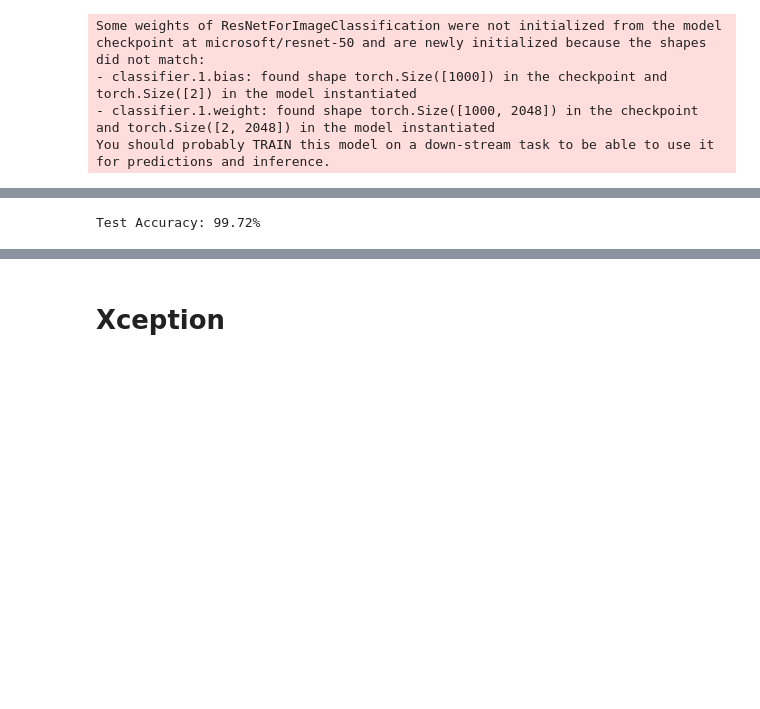
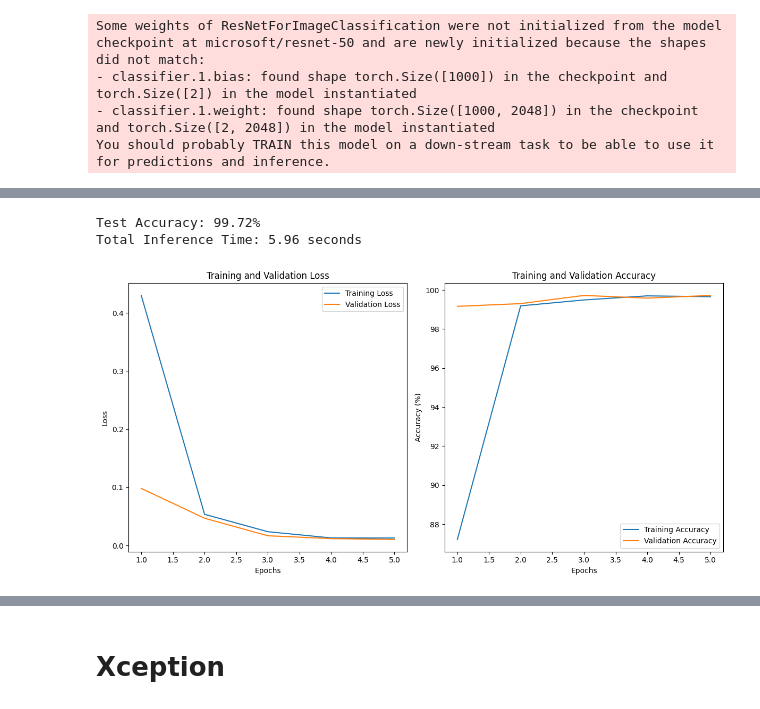
Before and after one commit to anjanadevi05/Defect_Detection, a Jupyter notebook: defect_detection.ipynb, the cells around one changed output, grey strips where cells are left out. Cells and saved outputs as stored; diff of their text form; code cells hidden in the pictures; blank space fills up the shorter version.

```diff
--- a/defect_detection.ipynb
+++ b/defect_detection.ipynb
@@ -145,6 +138,6 @@ Epoch 12/20
 # %%
 # Evaluate the model on the test data
-loss, accuracy = model.evaluate(test_set)
+loss, accuracy = cnn.evaluate(test_set)
 
 print(f"Test Accuracy: {accuracy * 100:.2f}%")
 # %% [output]
@@ -184,7 +434,7 @@ import tensorflow as tf
 # %%
 # Load the ResNet model from Hugging Face and the processor for preprocessing
 processor = AutoImageProcessor.from_pretrained("microsoft/resnet-50")
-model = ResNetForImageClassification.from_pretrained("microsoft/resnet-50", num_labels=2, ignore_mismatched_sizes = True)
+resnet_model = ResNetForImageClassification.from_pretrained("microsoft/resnet-50", num_labels=2, ignore_mismatched_sizes = True)
 # Binary classification # Added ignore_mismatched_sizes = True to handle the mismatch in the number of classes in the classifier layer
 # %% [output]
 Some weights of ResNetForImageClassification were not initialized from the model checkpoint at microsoft/resnet-50 and are newly initialized because the shapes did not match:
@@ -330,17 +610,18 @@ Validation Loss: 0.0046
 # %%
 # Set the model to evaluation mode
-model.eval()
+resnet_model.eval()
 
 # Initialize variables to track the correct predictions and total samples
 correct_predictions = 0
 total_samples = 0
+start_inference_time = time.time()
 
 # Disable gradient calculation for efficiency
 with torch.no_grad():
     for images, labels in test_loader:
         images, labels = images.to(device), labels.to(device)  # Move to GPU if available
 
-        outputs = model(images).logits  # Get model outputs
+        outputs = resnet_model(images).logits  # Get model outputs
         _, predicted = torch.max(outputs, 1)  # Get predicted labels
         total_samples += labels.size(0)  # Update total samples
         correct_predictions += (predicted == labels).sum().item()  # Count correct predictions
@@ -348,5 +629,38 @@ with torch.no_grad():
 # Calculate test accuracy
 test_accuracy = correct_predictions / total_samples
 print(f'Test Accuracy: {test_accuracy * 100:.2f}%')
+
+end_inference_time = time.time()
+total_inference_time = end_inference_time - start_inference_time
+print(f'Total Inference Time: {total_inference_time:.2f} seconds')
 # %% [output]
 Test Accuracy: 99.72%
+Total Inference Time: 5.96 seconds
+# %%
+# Plotting Loss and Accuracy
+epochs_range = range(1, len(train_losses) + 1)
+
+plt.figure(figsize=(12, 6))
+
+# Plot Training and Validation Loss
+plt.subplot(1, 2, 1)
+plt.plot(epochs_range, train_losses, label='Training Loss')
+plt.plot(epochs_range, val_losses, label='Validation Loss')
+plt.xlabel('Epochs')
+plt.ylabel('Loss')
+plt.title('Training and Validation Loss')
+plt.legend()
+
+# Plot Training and Validation Accuracy
+plt.subplot(1, 2, 2)
+plt.plot(epochs_range, train_accuracies, label='Training Accuracy')
+plt.plot(epochs_range, val_accuracies, label='Validation Accuracy')
+plt.xlabel('Epochs')
+plt.ylabel('Accuracy (%)')
+plt.title('Training and Validation Accuracy')
+plt.legend()
+
+plt.tight_layout()
+plt.show()
+# %% [output]
+[figure, added]
```
Also changed, not shown: parts of 54 cells of this notebook.
